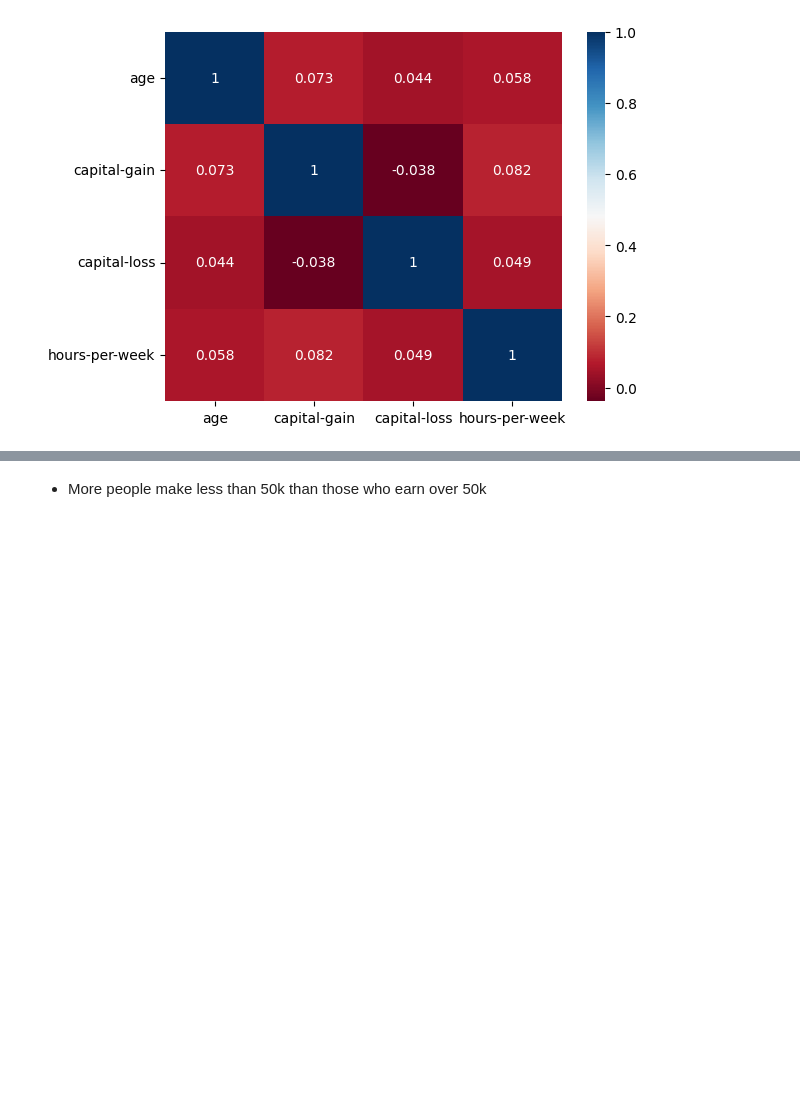
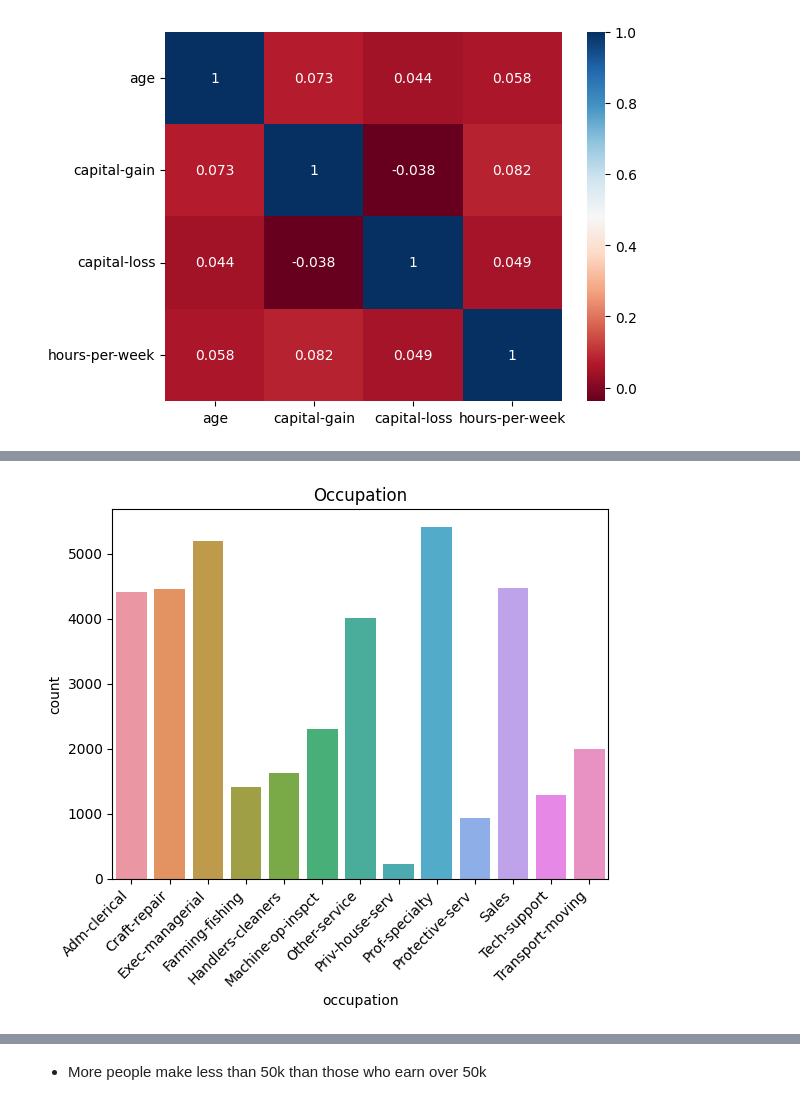
Before and after one commit to thejustinfields/incomepredictions, a Jupyter notebook: AdultIncome.ipynb, the cells around one changed output, grey strips where cells are left out. Cells and saved outputs as stored; diff of their text form; code cells hidden in the pictures; blank space fills up the shorter version.

```diff
--- a/AdultIncome.ipynb
+++ b/AdultIncome.ipynb
@@ -554,4 +560,7 @@ ax.set_xticklabels(ax.get_xticklabels(), rotation=45, ha='right');
 # %%
-ax = sns.countplot(data=df, x="occupation").set(title="Occupation")
+ax = sns.countplot(data=df, x="occupation")
+ax.set_title('Occupation')
 ax.set_xticklabels(ax.get_xticklabels(), rotation=45, ha='right');
+# %% [output]
+[figure, added]
 # %%
```
Also changed, not shown: parts of 22 cells of this notebook.
